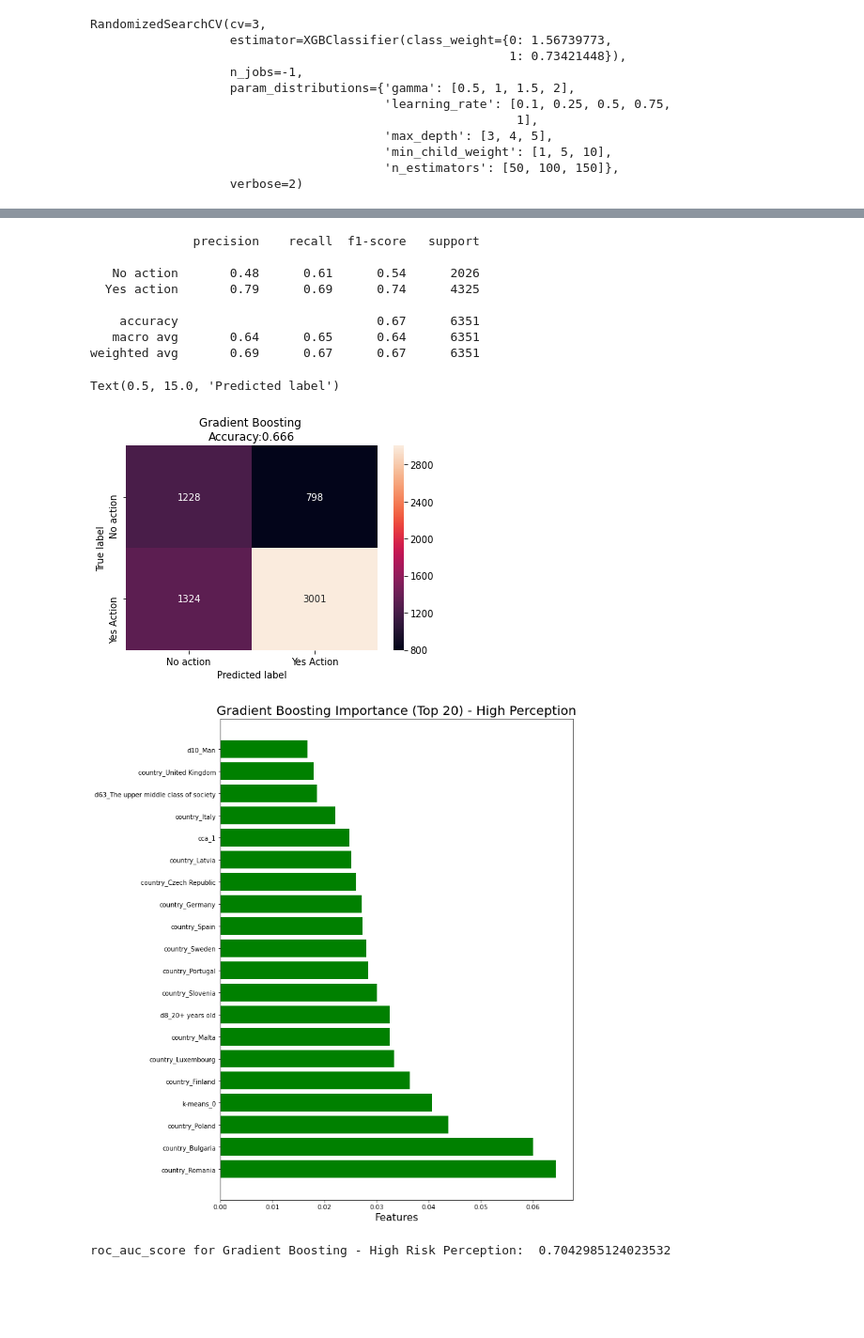
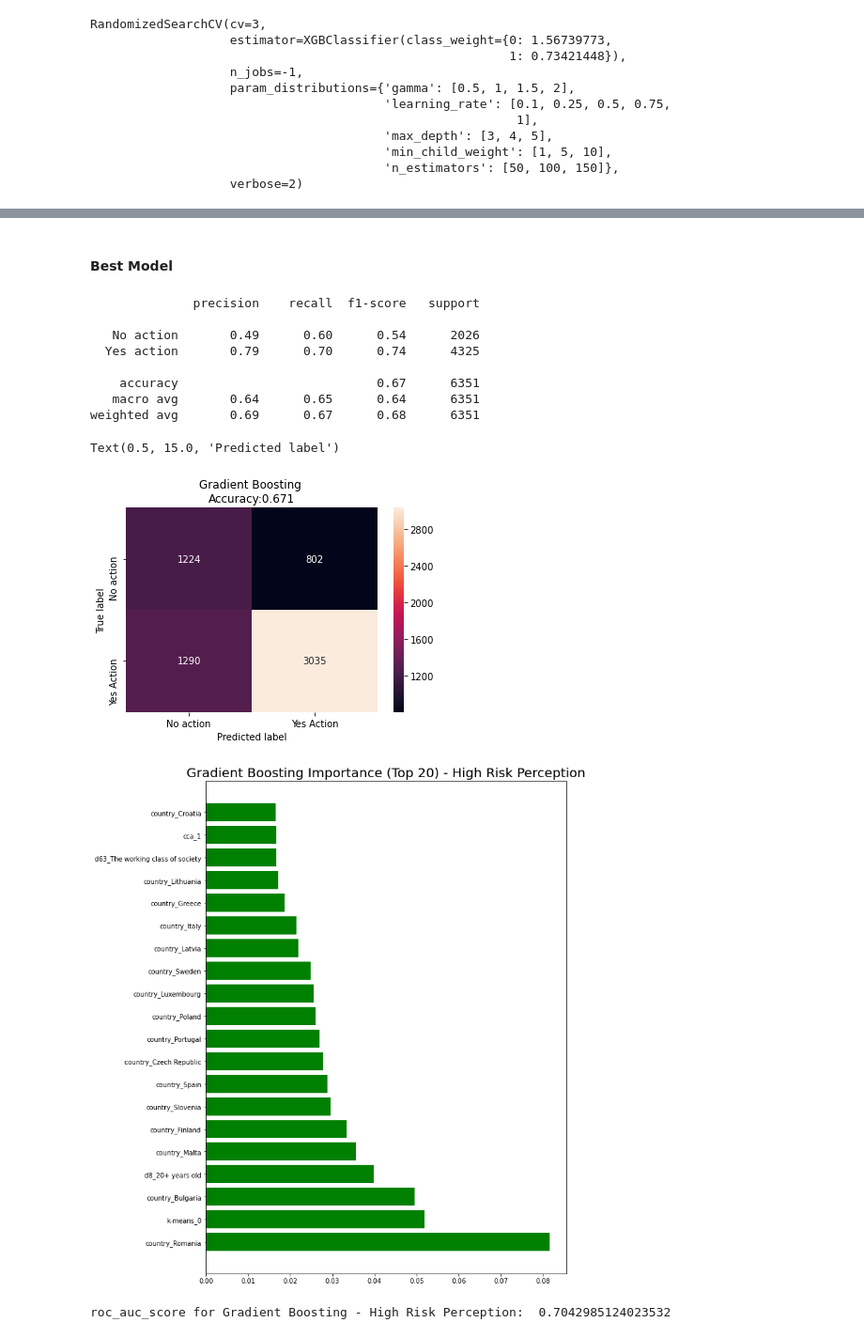
Before and after one commit to claudiagiuspoli/pro-environmental-behaviour, a Jupyter notebook: gb.ipynb, the cells around one changed output, grey strips where cells are left out. Shown at 94% size. Saved outputs shown, nothing was run; the diff lists cells and outputs as text; code cells hidden in the pictures; blank space fills up the shorter version.

```diff
--- a/gb.ipynb
+++ b/gb.ipynb
@@ -89,7 +89,7 @@ XGBClassifier(class_weight={0: 1.43631197, 1: 0.76700502}, gamma=0.5,
 
 lr_list = [0.1, 0.25, 0.5, 0.75, 1]
 for weight in lr_list:
-    gb_clf = xgb.XGBClassifier(n_estimators=100, learning_rate=0.1, max_depth=4, random_state=45 ,  scale_pos_weight=weight, class_weight={0: 1.43631197 , 1:0.76700502}, min_child_weight= 5, gamma = 0.5)
+    gb_clf = xgb.XGBClassifier(n_estimators=50, learning_rate=0.25, max_depth=4, random_state=seed,  scale_pos_weight=weight, class_weight={0: 1.43631197 , 1:0.76700502}, min_child_weight= 1, gamma = 1)
     gb_clf.fit(X_train,  y_train.values.ravel())
     print('scale_pos_weight: ' , weight)
     print("Accuracy score (validation): {0:.3f}".format(gb_clf.score(X_test, y_test.values.ravel())))
@@ -231,7 +231,7 @@ gb_classifier.best_params_
 lr_list = [0.1, 0.25, 0.5, 0.75, 1]
 for learning in lr_list:
     for weight in lr_list:
-        gb_clf = xgb.XGBClassifier(n_estimators=50, learning_rate=learning, gamma = 2, max_depth=5, random_state=45 ,  scale_pos_weight=weight, class_weight={0: 1.56739773 , 1:0.73421448}, min_child_weight= 5)
+        gb_clf = xgb.XGBClassifier(n_estimators=150, learning_rate=learning, gamma = 1, max_depth=4, random_state=seed ,  scale_pos_weight=weight, class_weight={0: 1.56739773 , 1:0.73421448}, min_child_weight= 1)
         gb_clf.fit(X_train,  y_train.values.ravel())
         print('scale_pos_weight: ' , weight)
         print('learning rate: ' , learning)
@@ -257,6 +257,8 @@ Accuracy score (validation): 0.697
+# %% [markdown]
+#### Best Model
 # %%
-#choose learning rate 0.5 scale_pos_weight = 0.75
-gb_classifier =xgb.XGBClassifier(n_estimators=50, learning_rate=0.75, gamma = 2, max_depth=5, random_state=45 ,  scale_pos_weight=0.5, class_weight={0: 1.56739773 , 1:0.73421448}, min_child_weight= 5)
+#choose learning rate 0.5 scale_pos_weight = 0.5
+gb_classifier =xgb.XGBClassifier(n_estimators=150, learning_rate=0.5, gamma = 1, max_depth=4, random_state=seed ,  scale_pos_weight=0.5, class_weight={0: 1.56739773 , 1:0.73421448}, min_child_weight= 1)
 gb_classifier.fit(X_train, y_train)
 predictions = gb_classifier.predict(X_test)
 
@@ -265,12 +267,12 @@ print(classification_report(y_test, gb_classifier.predict(X_test),target_names=t
 # %% [output]
               precision    recall  f1-score   support
 
-   No action       0.48      0.61      0.54      2026
-  Yes action       0.79      0.69      0.74      4325
+   No action       0.49      0.60      0.54      2026
+  Yes action       0.79      0.70      0.74      4325
 
     accuracy                           0.67      6351
    macro avg       0.64      0.65      0.64      6351
-weighted avg       0.69      0.67      0.67      6351
+weighted avg       0.69      0.67      0.68      6351
 # %%
 ac = accuracy_score(y_test,gb_classifier.predict(X_test))
 #print('Accuracy is: ',ac)
@@ -288,25 +290,25 @@ plt.xlabel('Predicted label')
 #plt.savefig('rf_confusionmatrix-df24.png')
 # %% [output]
 Text(0.5, 15.0, 'Predicted label')
-[figure, old version]
+[figure, new version]
 # %%
 feature_importances = list(zip(X_train, gb_classifier.feature_importances_))
 # Then sort the feature importances by most important first
 feature_importances_ranked = sorted(feature_importances, key = lambda x: x[1], reverse = True)
 # Print out the feature and importances
 #[print('Feature: {:35} Importance: {}'.format(*pair)) for pair in feature_importances_ranked];
 # Plot the top 25 feature importance
 feature_names_20 = [i[0] for i in feature_importances_ranked[:20]]
 y_ticks = np.arange(0, len(feature_names_20))
 x_axis = [i[1] for i in feature_importances_ranked[:20]]
 plt.figure(figsize = (10, 14))
 plt.barh(feature_names_20, x_axis, color = 'g')   #horizontal barplot
-plt.title('Gradient Boosting Importance (Top 20) - High Perception',
+plt.title('Gradient Boosting Importance (Top 20) - High Risk Perception',
           fontdict= {'fontsize' : 20})
-plt.xlabel('Features',fontdict= {'fontsize' : 16})
+#plt.xlabel('Features',fontdict= {'fontsize' : 16})
 plt.show()
 # %% [output]
-[figure, old version]
+[figure, new version]
 # %%
 y_score2 = gb_classifier.predict_proba(X_test)[:,1]
 false_positive_rate2, true_positive_rate2, threshold2 = roc_curve(y_test, y_score2)
```
Also changed, not shown: parts of 12 cells of this notebook, 5 other files.
